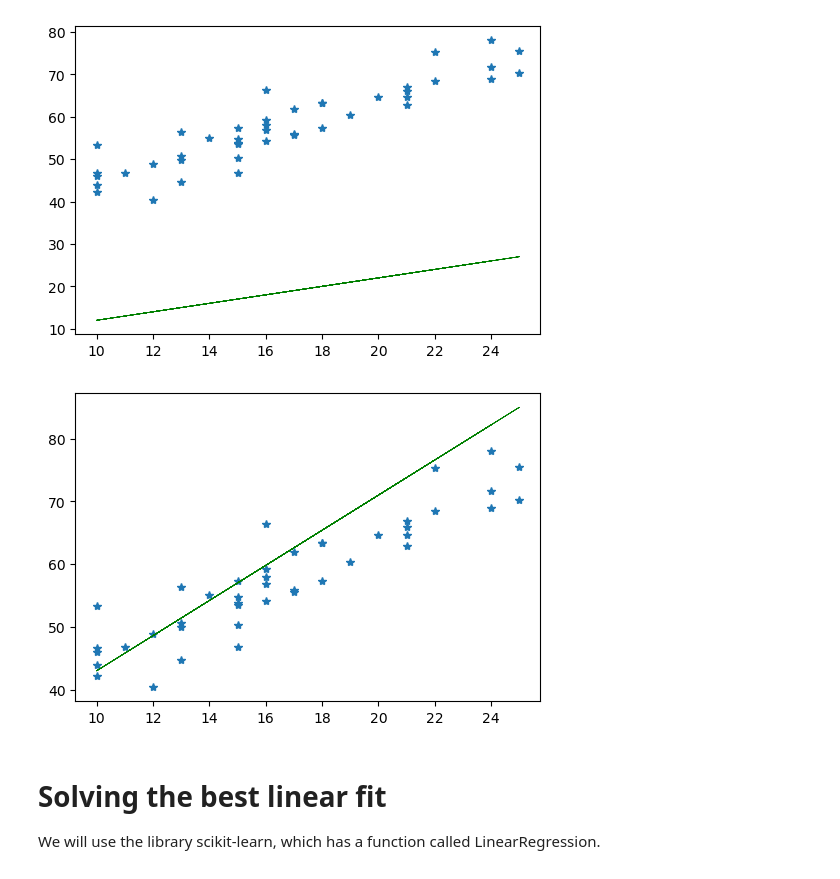
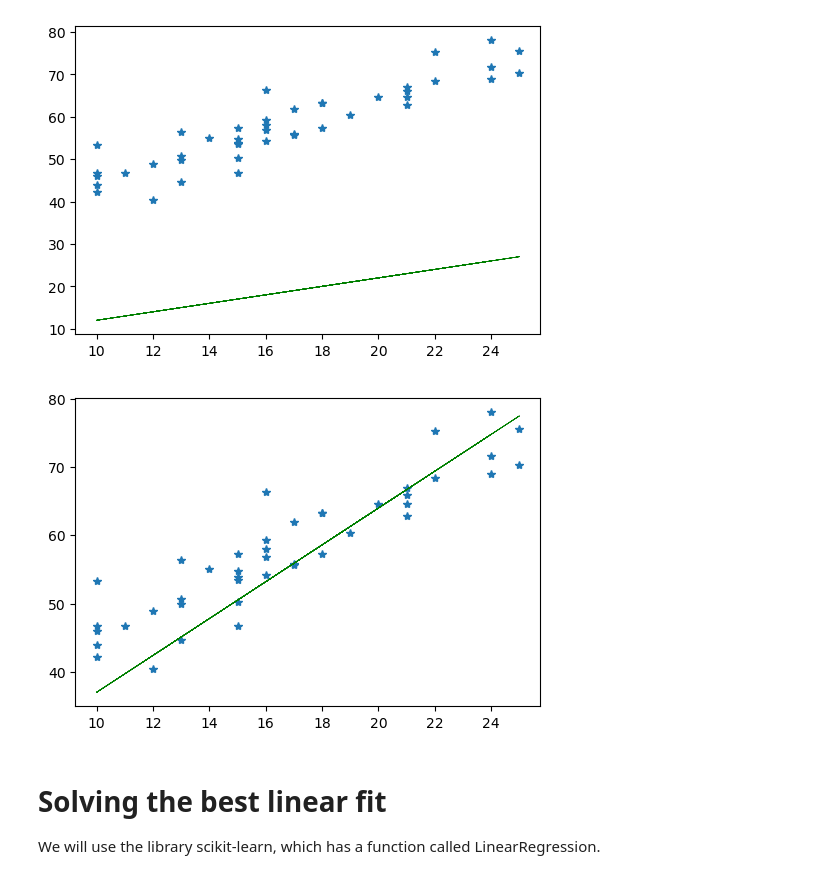
Before and after one commit to AkanchhaChoudhary/MSc-Data_Management_and_Business_Analytics, a Jupyter notebook: First_Trimester/Coding and statistics with python/9.STATISTICS Introduction to Modeling/4.3_Linear_Regression_Notebook-V2 (1).ipynb, the cells around one changed output. Saved outputs shown, nothing was run; the diff lists cells and outputs as text; code cells hidden in the pictures.

```diff
--- a/First_Trimester/9.STATISTICS Introduction to Modeling/4.3_Linear_Regression_Notebook-V2 (1).ipynb
+++ b/First_Trimester/Coding and statistics with python/9.STATISTICS Introduction to Modeling/4.3_Linear_Regression_Notebook-V2 (1).ipynb
@@ -38,16 +38,16 @@ plt.show()
 # %% [output]
 [figure]
 # %%
-a = 2.8
-b = 15
+a = 2.7
+b = 10
 Y_pred=a*X + b
 
 plt.figure(figsize=(6,4))
 plt.plot(X,Y, '*')
 plt.plot(X,Y_pred, '-g', linewidth = '0.5')
 plt.show()
 # %% [output]
-[figure, old version]
+[figure, new version]
 # %% [markdown]
 # Solving the best linear fit
 We will use the library scikit-learn, which has a function called LinearRegression.
```
Also changed, not shown: parts of 3 cells of this notebook, 31 other files.
